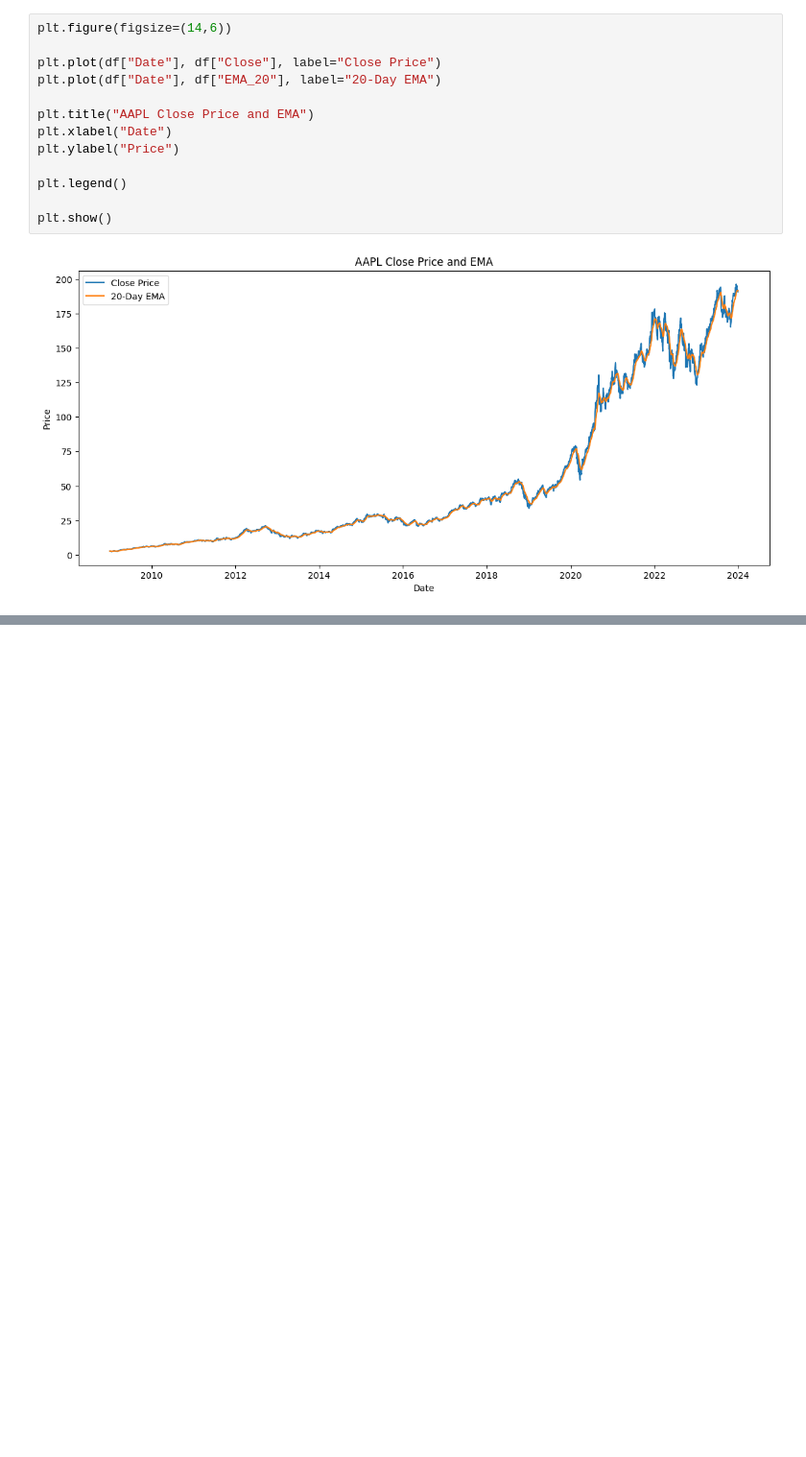
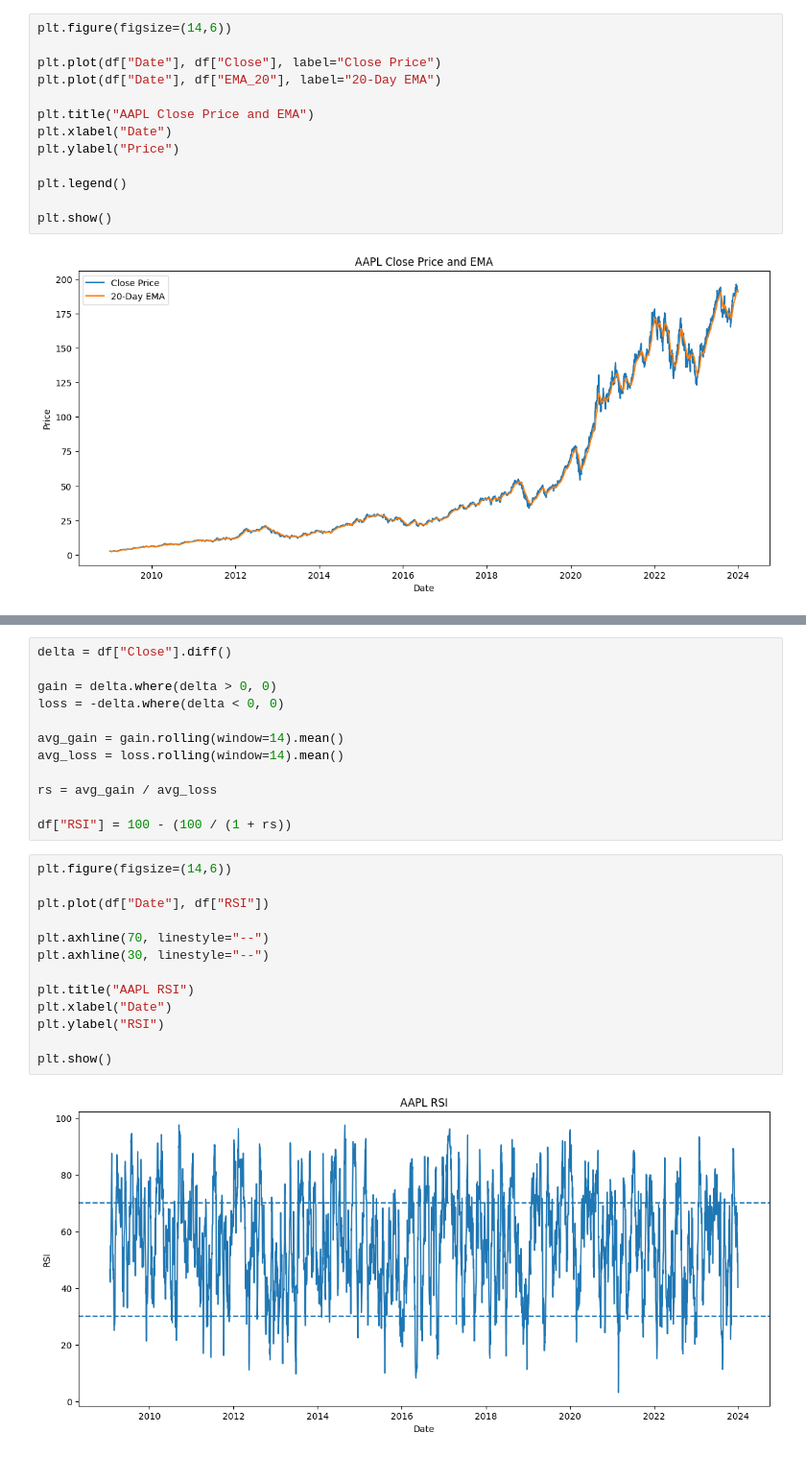
Before and after one commit to hayalgucudev/news-sentiment-analysis, a Jupyter notebook: notebooks/task_2_quantitative_analysis.ipynb, the cells around one changed output, grey strips where cells are left out. Shown at 96% size. Drawn from its saved outputs; the diff is of its cells as text; blank space fills up the shorter version.

```diff
--- a/notebooks/task_2_quantitative_analysis.ipynb
+++ b/notebooks/task_2_quantitative_analysis.ipynb
@@ -82,0 +103,27 @@ plt.show()
+# %%
+delta = df["Close"].diff()
+
+gain = delta.where(delta > 0, 0)
+loss = -delta.where(delta < 0, 0)
+
+avg_gain = gain.rolling(window=14).mean()
+avg_loss = loss.rolling(window=14).mean()
+
+rs = avg_gain / avg_loss
+
+df["RSI"] = 100 - (100 / (1 + rs))
+# %%
+plt.figure(figsize=(14,6))
+
+plt.plot(df["Date"], df["RSI"])
+
+plt.axhline(70, linestyle="--")
+plt.axhline(30, linestyle="--")
+
+plt.title("AAPL RSI")
+plt.xlabel("Date")
+plt.ylabel("RSI")
+
+plt.show()
+# %% [output]
+[figure, added]
```
Also changed, not shown: parts of 7 cells of this notebook.
